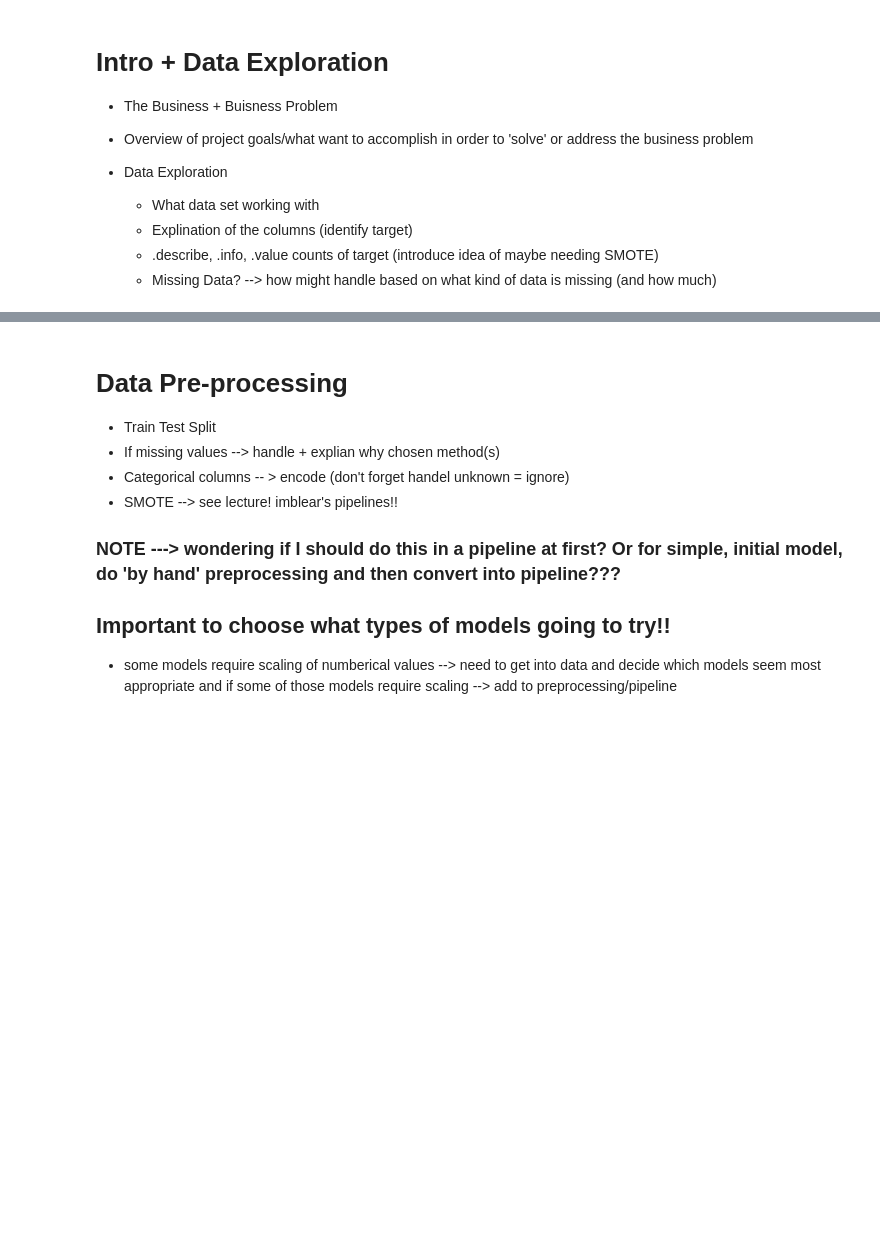
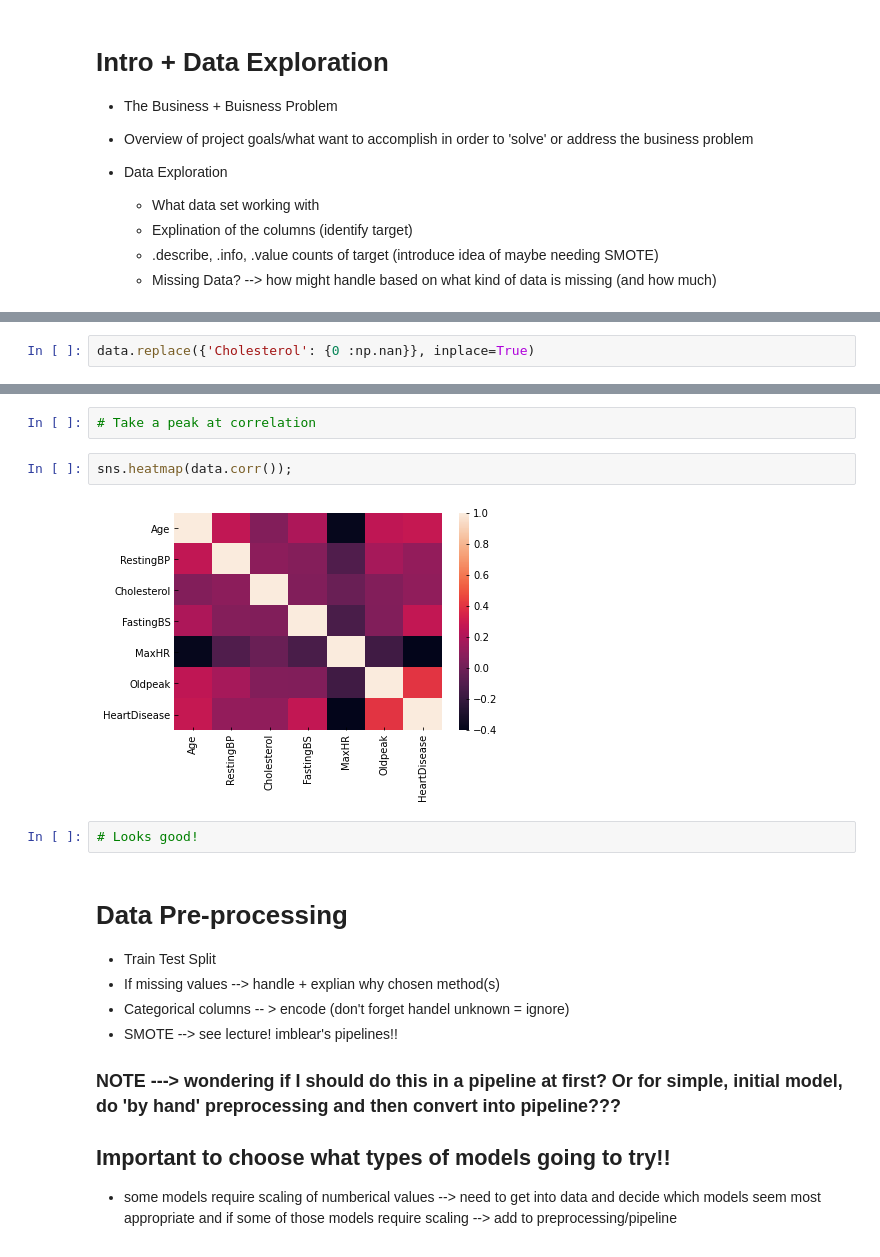
Before and after one commit to Bella3s/heart-disease-classification, a Jupyter notebook: index.ipynb, the cells around one changed output, grey strips where cells are left out. Drawn from its saved outputs; the diff is of its cells as text; blank space fills up the shorter version.

```diff
--- a/index.ipynb
+++ b/index.ipynb
@@ -17,0 +192,2 @@ Phase 3 Project by Bella Scribner
+# %%
+data.replace({'Cholesterol': {0 :np.nan}}, inplace=True)
@@ -18,3 +210,11 @@ Phase 3 Project by Bella Scribner
+# %%
+# Take a peak at correlation
+# %%
+sns.heatmap(data.corr());
+# %% [output]
+[figure, added]
+# %%
+# Looks good!
 # %% [markdown]
 # Data Pre-processing
 
```
Also changed, not shown: parts of 30 cells of this notebook.
